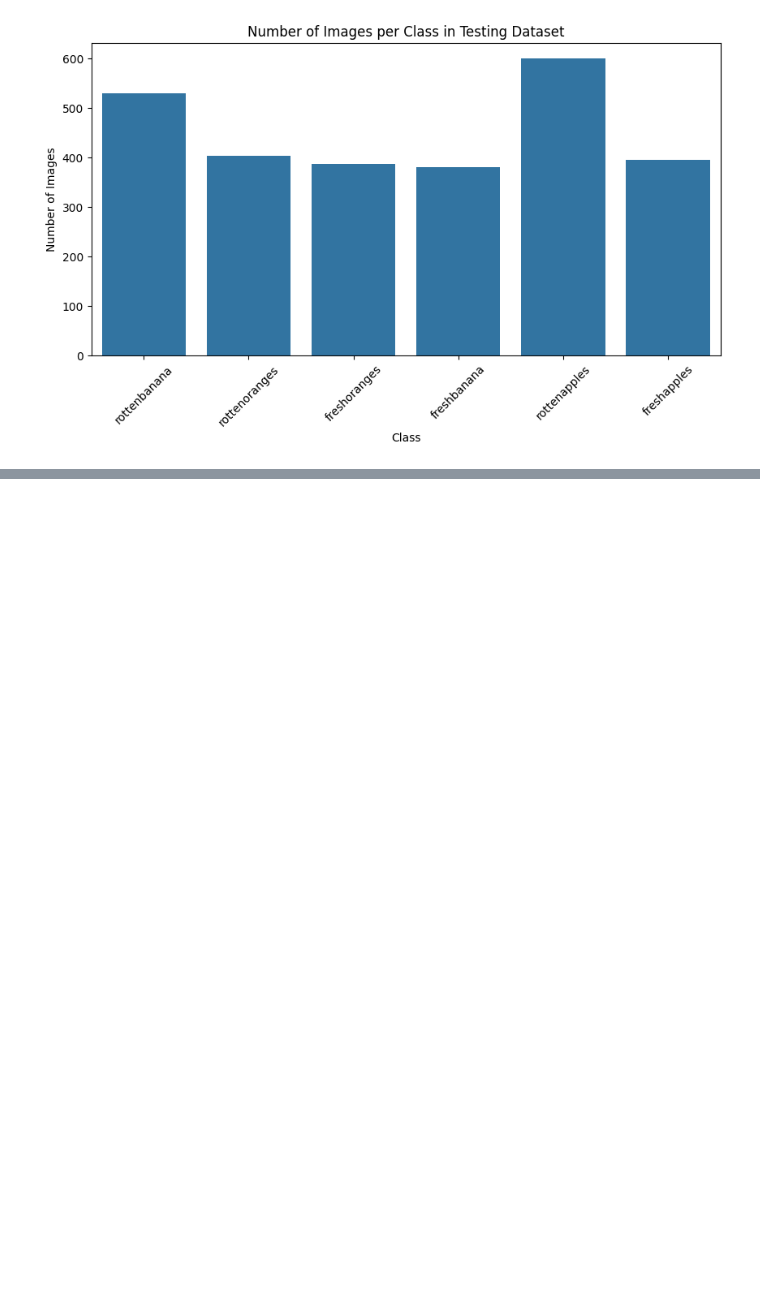
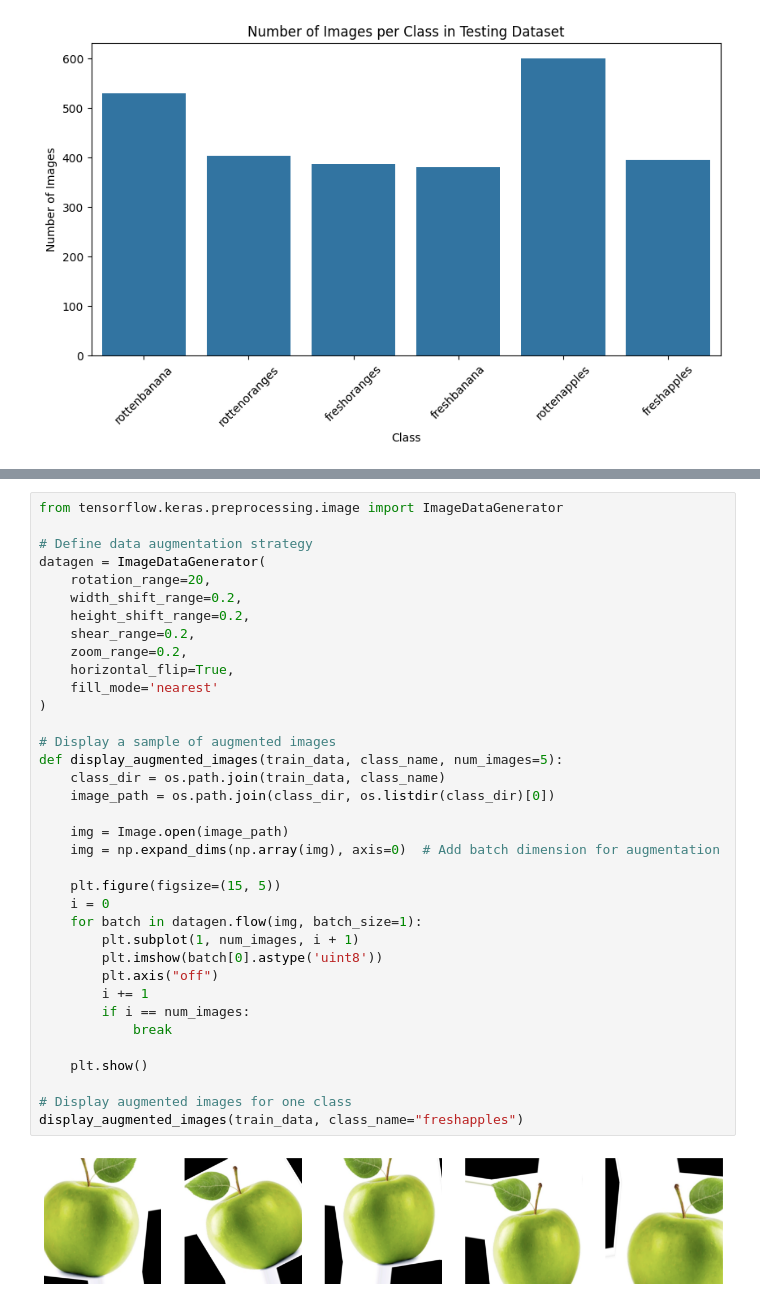
Before and after one commit to Pavan0-18/Fruit_image_classification-Fresh-vs-Rotten-, a Jupyter notebook: Final.ipynb, the cells around one changed output, grey strips where cells are left out. Drawn from its saved outputs; the diff is of its cells as text; blank space fills up the shorter version.

```diff
--- a/Final.ipynb
+++ b/Final.ipynb
@@ -501,3 +277,41 @@ analyze_image_dimensions(train_data)
 # %% [output]
 [figure]
 [figure]
+# %%
+from tensorflow.keras.preprocessing.image import ImageDataGenerator
+
+# Define data augmentation strategy
+datagen = ImageDataGenerator(
+    rotation_range=20,
+    width_shift_range=0.2,
+    height_shift_range=0.2,
+    shear_range=0.2,
+    zoom_range=0.2,
+    horizontal_flip=True,
+    fill_mode='nearest'
+)
+
+# Display a sample of augmented images
+def display_augmented_images(train_data, class_name, num_images=5):
+    class_dir = os.path.join(train_data, class_name)
+    image_path = os.path.join(class_dir, os.listdir(class_dir)[0])
+
+    img = Image.open(image_path)
+    img = np.expand_dims(np.array(img), axis=0)  # Add batch dimension for augmentation
+
+    plt.figure(figsize=(15, 5))
+    i = 0
+    for batch in datagen.flow(img, batch_size=1):
+        plt.subplot(1, num_images, i + 1)
+        plt.imshow(batch[0].astype('uint8'))
+        plt.axis("off")
+        i += 1
+        if i == num_images:
+            break
+
+    plt.show()
+
+# Display augmented images for one class
+display_augmented_images(train_data, class_name="freshapples")
+# %% [output]
+[figure, added]
```
Also changed, not shown: parts of 13 cells of this notebook.
